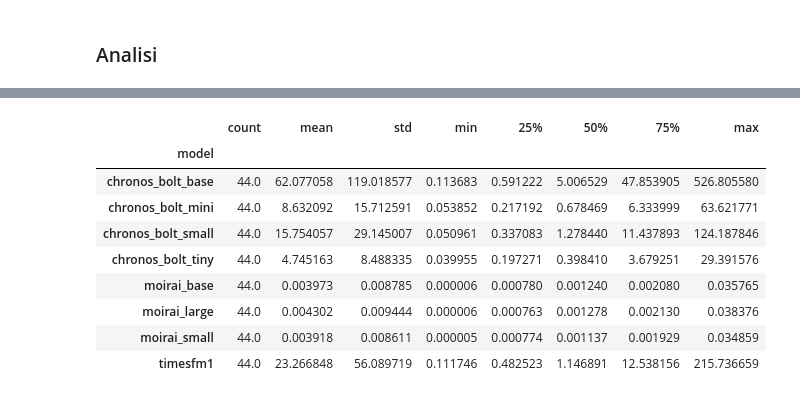
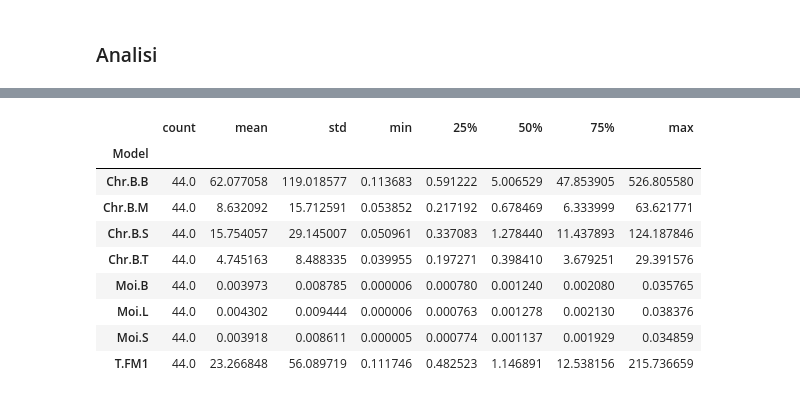
Before and after one commit to GiuliaGhisolfi/TSFM-ZeroShotEval, a Jupyter notebook: src/10_InferenceTimeResults.ipynb, the cells around one changed output, grey strips where cells are left out. Cells and saved outputs as stored; diff of their text form; code cells hidden in the pictures.

```diff
--- a/src/10_InferenceTimeResults.ipynb
+++ b/src/10_InferenceTimeResults.ipynb
@@ -209,3 +211,25 @@ df["normalized_time_per_input_output_point"] = (
+# %%
+PRETTY_NAME ={
+    "chronos_bolt_base": "Chr.B.B",
+    "chronos_bolt_small": "Chr.B.S",
+    "chronos_bolt_mini": "Chr.B.M",
+    "chronos-bolt-mini": "Chr.B.M",
+    "chronos_bolt_tiny": "Chr.B.T",
+    "timesfm1": "T.FM1",
+    "timesfm2": "T.FM2",
+    "moirai_small": "Moi.S",
+    "moirai_base": "Moi.B",
+    "moirai_large": "Moi.L",
+    }
+# %%
+def add_pretty_name(x):
+    return PRETTY_NAME[x]
+
+def add_pretty_dataset(x):
+    return x.replace("/", ", ")
+
+df["Model"] = df["model"].apply(add_pretty_name)
+df["Dataset, Frequency, Term"] = df["dataset"].apply(add_pretty_dataset)
 # %% [markdown]
 ### Analisi
 # %%
@@ -251,15 +275,15 @@ chronos_bolt_base     62.077058
 Name: inference_time, dtype: float64
 # %%
-df.groupby(["model"])["inference_time"].describe()
+df.groupby(["Model"])["inference_time"].describe()
 # %% [output]
 |  | count | mean | std | min | 25% | 50% | 75% | max |
-| model |  |  |  |  |  |  |  |  |
-| chronos_bolt_base | 44.0 | 62.077058 | 119.018577 | 0.113683 | 0.591222 | 5.006529 | 47.853905 | 526.805580 |
-| chronos_bolt_mini | 44.0 | 8.632092 | 15.712591 | 0.053852 | 0.217192 | 0.678469 | 6.333999 | 63.621771 |
-| chronos_bolt_small | 44.0 | 15.754057 | 29.145007 | 0.050961 | 0.337083 | 1.278440 | 11.437893 | 124.187846 |
-| chronos_bolt_tiny | 44.0 | 4.745163 | 8.488335 | 0.039955 | 0.197271 | 0.398410 | 3.679251 | 29.391576 |
-| moirai_base | 44.0 | 0.003973 | 0.008785 | 0.000006 | 0.000780 | 0.001240 | 0.002080 | 0.035765 |
-| moirai_large | 44.0 | 0.004302 | 0.009444 | 0.000006 | 0.000763 | 0.001278 | 0.002130 | 0.038376 |
-| moirai_small | 44.0 | 0.003918 | 0.008611 | 0.000005 | 0.000774 | 0.001137 | 0.001929 | 0.034859 |
-| timesfm1 | 44.0 | 23.266848 | 56.089719 | 0.111746 | 0.482523 | 1.146891 | 12.538156 | 215.736659 |
+| Model |  |  |  |  |  |  |  |  |
+| Chr.B.B | 44.0 | 62.077058 | 119.018577 | 0.113683 | 0.591222 | 5.006529 | 47.853905 | 526.805580 |
+| Chr.B.M | 44.0 | 8.632092 | 15.712591 | 0.053852 | 0.217192 | 0.678469 | 6.333999 | 63.621771 |
+| Chr.B.S | 44.0 | 15.754057 | 29.145007 | 0.050961 | 0.337083 | 1.278440 | 11.437893 | 124.187846 |
+| Chr.B.T | 44.0 | 4.745163 | 8.488335 | 0.039955 | 0.197271 | 0.398410 | 3.679251 | 29.391576 |
+| Moi.B | 44.0 | 0.003973 | 0.008785 | 0.000006 | 0.000780 | 0.001240 | 0.002080 | 0.035765 |
+| Moi.L | 44.0 | 0.004302 | 0.009444 | 0.000006 | 0.000763 | 0.001278 | 0.002130 | 0.038376 |
+| Moi.S | 44.0 | 0.003918 | 0.008611 | 0.000005 | 0.000774 | 0.001137 | 0.001929 | 0.034859 |
+| T.FM1 | 44.0 | 23.266848 | 56.089719 | 0.111746 | 0.482523 | 1.146891 | 12.538156 | 215.736659 |
 # %%
```
Also changed, not shown: parts of 7 cells of this notebook, 2 other files.
